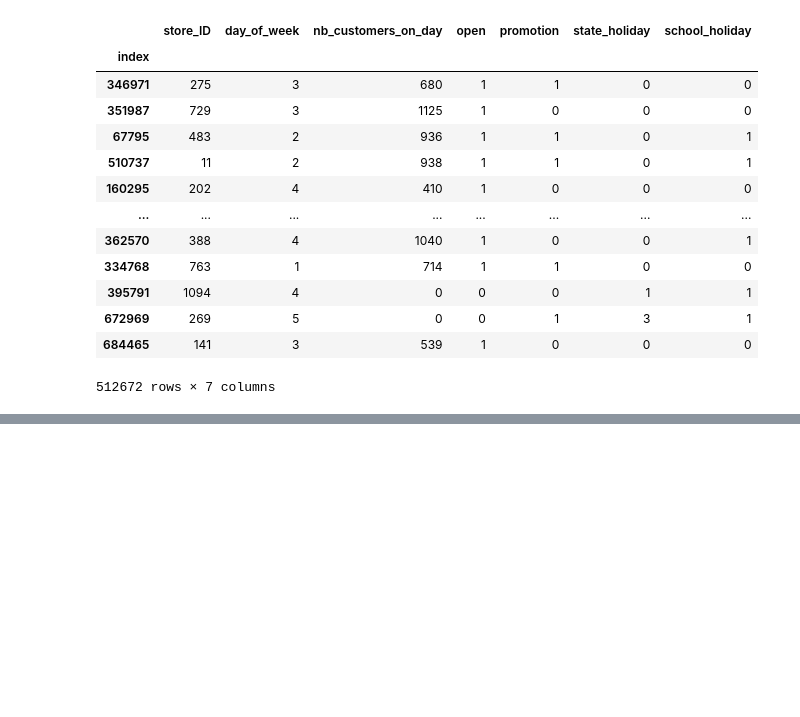
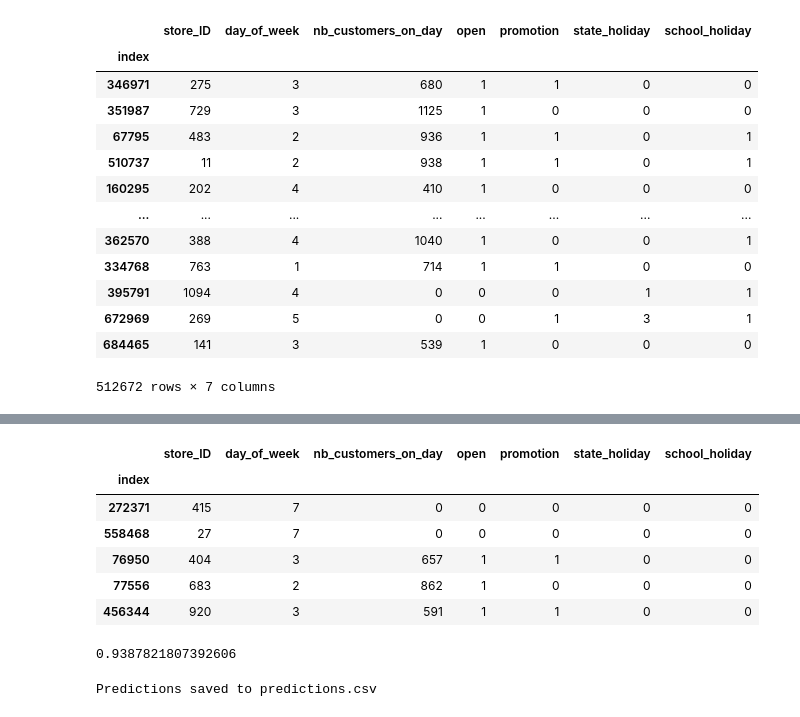
Before and after one commit to MeenuDSaini/kaggel_project, a Jupyter notebook: kaggel_project.ipynb, the cells around one changed output, grey strips where cells are left out. Drawn from its saved outputs; the diff is of its cells as text; code cells hidden in the pictures; blank space fills up the shorter version.

```diff
--- a/kaggel_project.ipynb
+++ b/kaggel_project.ipynb
@@ -391,6 +389,16 @@ school_holiday         0
 dtype: int64
 # %%
 df.drop('date',axis=1, inplace=True)
+# %%
+df.head()
+# %% [output]
+|  | store_ID | day_of_week | nb_customers_on_day | open | promotion | state_holiday | school_holiday |
+| index |  |  |  |  |  |  |  |
+| 272371 | 415 | 7 | 0 | 0 | 0 | 0 | 0 |
+| 558468 | 27 | 7 | 0 | 0 | 0 | 0 | 0 |
+| 76950 | 404 | 3 | 657 | 1 | 1 | 0 | 0 |
+| 77556 | 683 | 2 | 862 | 1 | 0 | 0 | 0 |
+| 456344 | 920 | 3 | 591 | 1 | 1 | 0 | 0 |
 # %%
 voting_reg_model = pickle.load(open('voting_reg.pkl', 'rb'))
 # %%
@@ -399,2 +410,14 @@ predictions = voting_reg.predict(X_test)
+# %%
+r2_score_value = r2_score(y_test, predictions)
+r2_score_value
+# %% [output]
+0.9387821807392606
+# %%
+# Save the Predictions DataFrame to a CSV File
+output_file_path = 'predictions.csv'
+output_df.to_csv(output_file_path, index=False)
+print(f"Predictions saved to {output_file_path}")
+# %% [output]
+Predictions saved to predictions.csv
 # %%
 !pip freeze > requirements.txt
```
Also changed, not shown: parts of 5 cells of this notebook.
